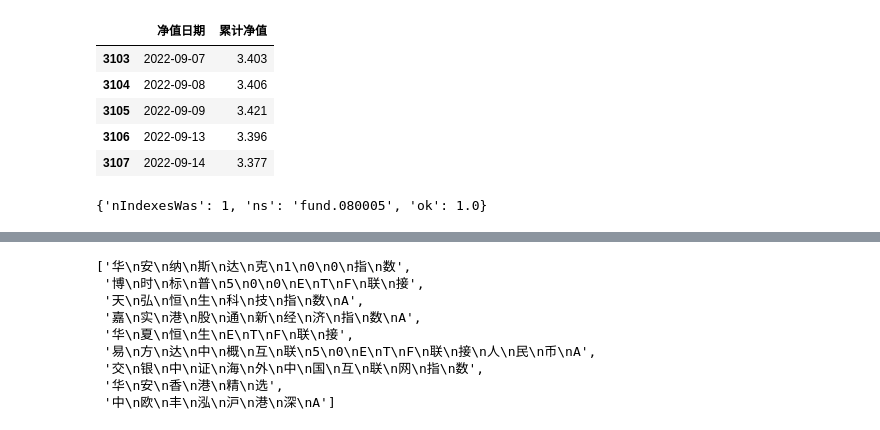
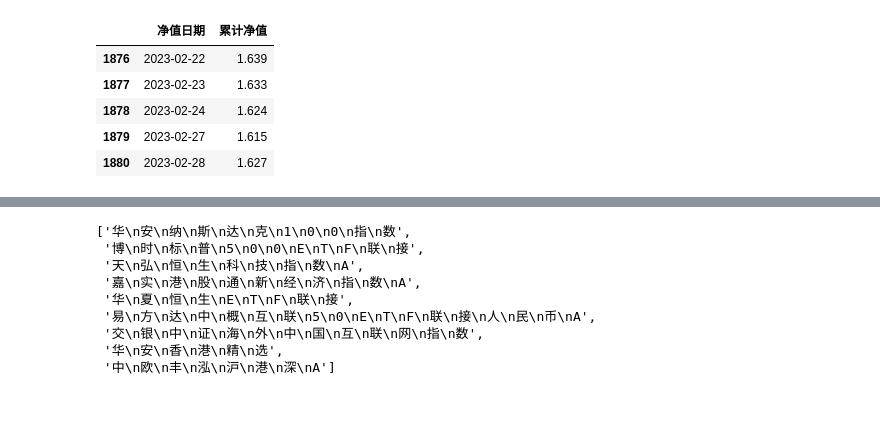
Before and after one commit to Rockyzsu/stock, a Jupyter notebook: fund/qdii_fund_analysis_5fund.ipynb, the cells around one changed output, grey strips where cells are left out. Saved outputs shown, nothing was run; the diff lists cells and outputs as text; code cells hidden in the pictures.

```diff
--- a/fund/qdii_fund_analysis_5fund.ipynb
+++ b/fund/qdii_fund_analysis_5fund.ipynb
@@ -42,10 +40,12 @@ tmp_df = get_net_value('080005')
+# %%
+df=get_net_value('001220')
 # %%
-tmp_df.tail()
+df.tail()
 # %% [output]
 |  | 净值日期 | 累计净值 |
-| 3103 | 2022-09-07 | 3.403 |
-| 3104 | 2022-09-08 | 3.406 |
-| 3105 | 2022-09-09 | 3.421 |
-| 3106 | 2022-09-13 | 3.396 |
-| 3107 | 2022-09-14 | 3.377 |
+| 1876 | 2023-02-22 | 1.639 |
+| 1877 | 2023-02-23 | 1.633 |
+| 1878 | 2023-02-24 | 1.624 |
+| 1879 | 2023-02-27 | 1.615 |
+| 1880 | 2023-02-28 | 1.627 |
 # %%
@@ -66,10 +65,6 @@ def start_crawl(code):
     df = get_net_value(code)
     df['净值日期']=df['净值日期'].astype(str)
     dump_mongo(df,code)
-# %%
-fund.drop_collection('080005')
-# %% [output]
-{'nIndexesWas': 1, 'ns': 'fund.080005', 'ok': 1.0}
 # %%
 txt='''
 1、$国泰大农业股票A(F001579)$ 基金经理程洲，今年以来回报-4.04%，近一年回报0.22%，近一年最大回撤-14.40%，二季度末规模12.87亿。
```
Also changed, not shown: parts of 61 cells of this notebook, 2 other files.
